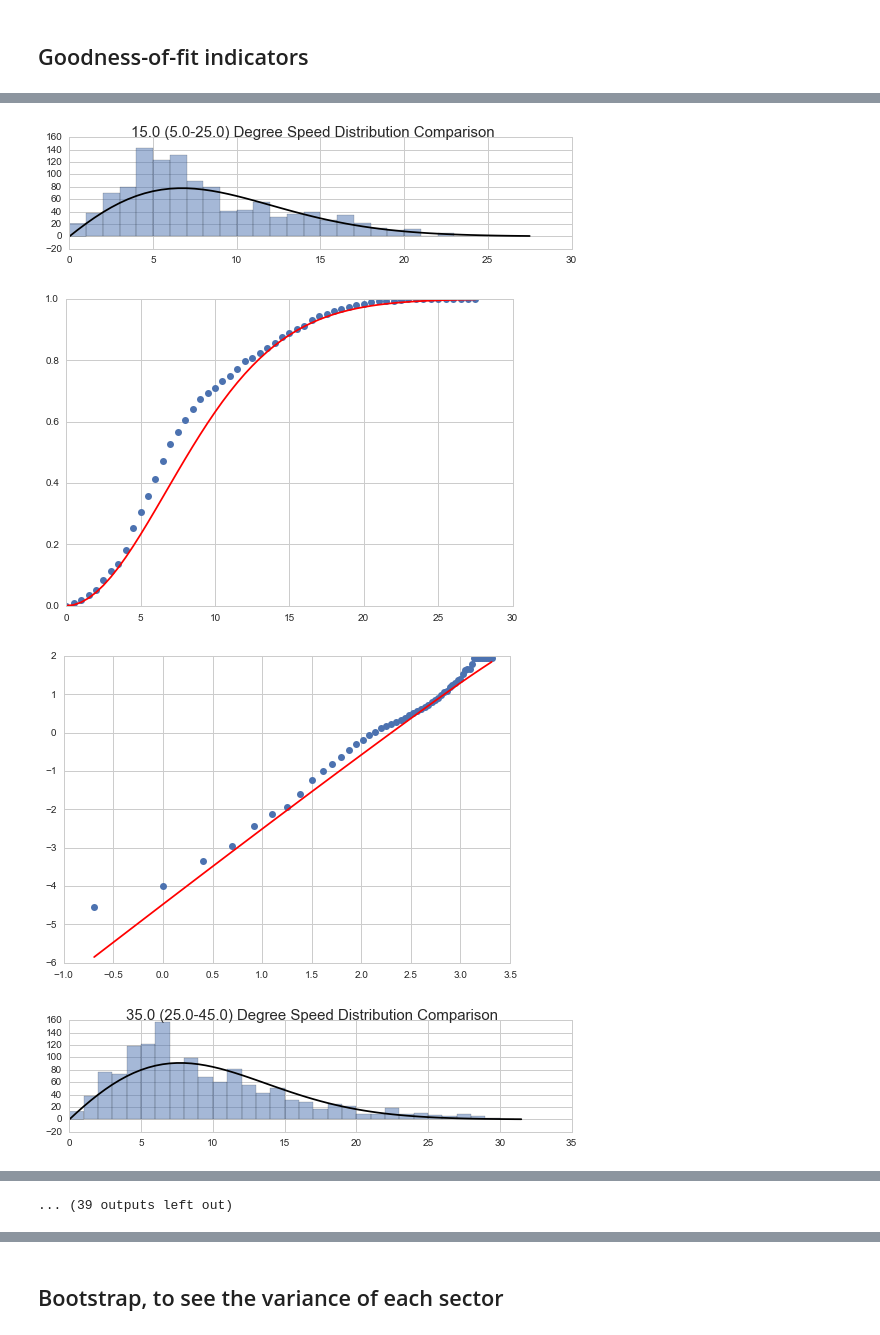
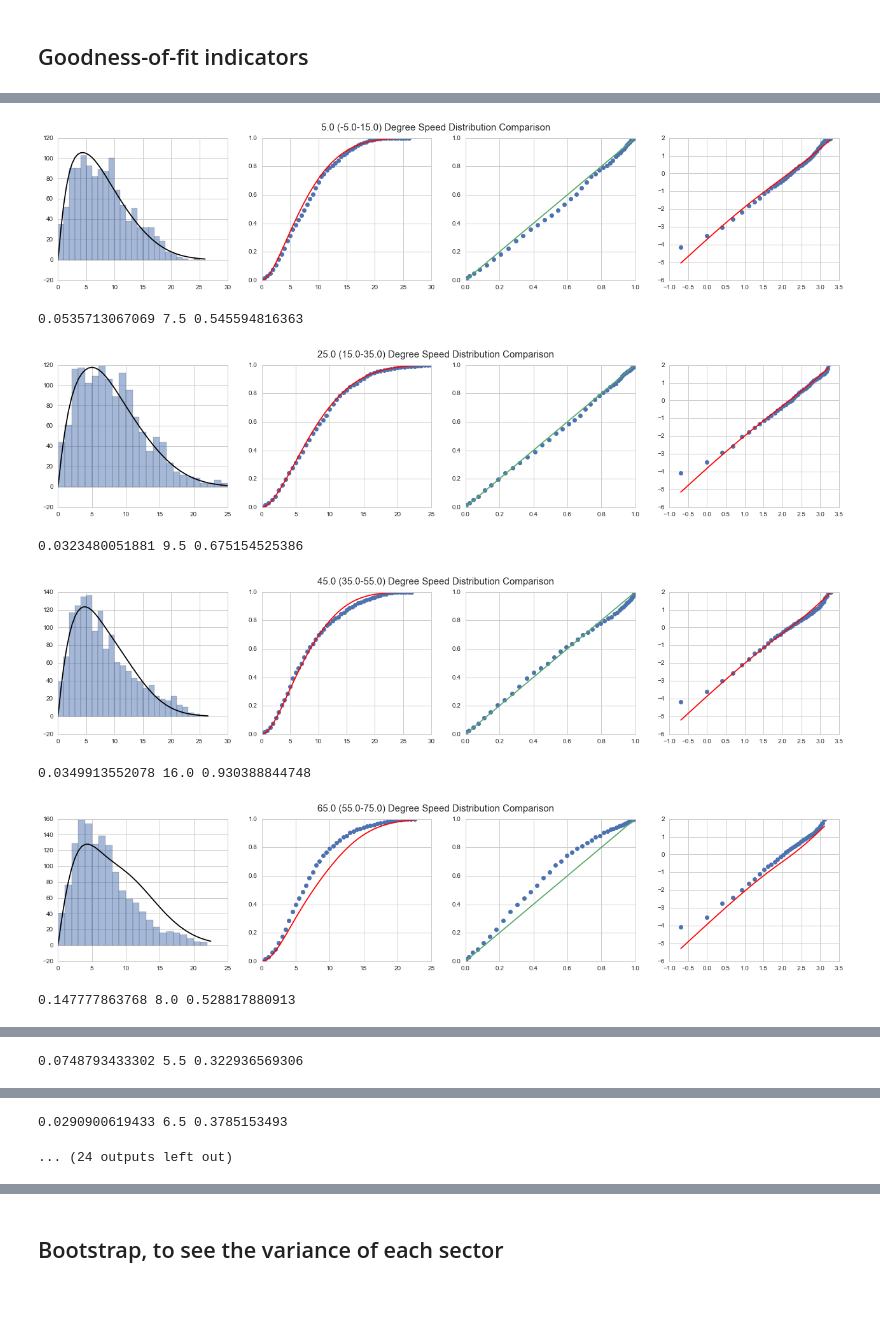
Before and after one commit to cqcn1991/Wind-Speed-Analysis, a Jupyter notebook: time_shift.ipynb, the cells around one changed output, grey strips where cells are left out. Saved outputs shown, nothing was run; the diff lists cells and outputs as text; code cells hidden in the pictures; blank space fills up the shorter version.

Commit message:
Add PP plot and max diff angle comparison

```diff
--- a/time_shift.ipynb
+++ b/time_shift.ipynb
@@ -639,5 +640,4 @@ pretty_print_gmm(gmm_em_result)
 # %%
-count = len(df)
 def GMM_fit_score(gmm, kde_result, method = 'square_error'):
     # 1. Create the GMM PDF
     if not isinstance(gmm[0], np.ndarray):
@@ -652,8 +652,8 @@ def GMM_fit_score(gmm, kde_result, method = 'square_error'):
     elif method == 'chi_square':
         # 2.2 Chi square
         error_array = np.power(gmm_pdf_result - kde_result,2)
-        # unable to * count = 43412
-        result = chi_square_stat = sum(error_array/gmm_pdf_result)
+        # unable to * count = 43412, use normalized chi square
+        result = chi_square_stat = np.log(sum(error_array/gmm_pdf_result))
     elif method == 'K_S':
         # 2.3 K-S statistc
         gmm_cdf = cdf_from_pdf(gmm_pdf_result)
@@ -840,19 +839,26 @@ plt.show()
 # %%
 # Calculate Speed Distribution
-def model_data_comparison(df, original_sector_width = 10, incre = 10):
-    start, end = original_sector_width/2 + incre/2, 360 - incre/2
+def model_data_comparison(df, original_incre = 10, incre = 10):
+    start, end = -original_incre/2 + incre/2, 360
+    max_diff_array = []
     for angle in np.arange(start, end, incre):
         angle_radian, incre_radian = radians(angle), radians(incre)
 
         # Select data from observation
         start_angle, end_angle = angle-incre/2, angle+incre/2
-        sub_df= df[(df['dir'] >= start_angle) & (df['dir'] <= end_angle)]
+        if start_angle <0:
+            sub_df= df[((df['dir'] >= start_angle%360) & (df['dir'] <= 360)) |
+                       ((df['dir'] >= 0) & (df['dir'] <= end_angle))]
+        else:
+            sub_df= df[(df['dir'] >= start_angle) & (df['dir'] <= end_angle)]
         max_speed = sub_df.speed.max()
 
         # 1. Count comparison
         # 1.1. Data Count
         bins = np.arange(0, max_speed, 1)
-        sub_df['speed'].hist(bins=bins, alpha=0.5,figsize=(9, 2))
+        fig = plt.figure(figsize=(22,4))
+        ax1 = fig.add_subplot(1,4,1)
+        sub_df['speed'].hist(bins=bins, alpha=0.5)
 
         # 1.2. Model Count
         x_vals = np.arange(0, max_speed, 0.5)
@@ -864,7 +870,6 @@ def model_data_comparison(df, original_sector_width = 10, incre = 10):
 
         title = str(angle) + ' (' + str(start_angle) + '-' +str(end_angle) + ')'
         plt.suptitle(title+' Degree Speed Distribution Comparison', fontsize = 15)
-        plt.show()
 
         # 2. CDF, Weibull plot comparison
         # 2.1. Data's empirical distribution
@@ -879,28 +884,38 @@ def model_data_comparison(df, original_sector_width = 10, incre = 10):
         direction_prob = integrate.nquad(f, [[0, inf],[angle_radian-incre_radian/2, angle_radian+incre_radian/2]])
         y_gmm = np.array(zip(*y_)[0])/direction_prob[0]
 
-#         # 2.3.1. P-P Plot
-#         p_line = np.linspace(0, 1)
-#         plt.plot(y_cdf, y_gmm,'o')
-#         plt.plot(p_line, p_line,'-')
-#         plt.show()
-
-        # 2.3.2. Plot in ordinary axis
+        # 2.3.1. Plot in ordinary axis
+        ax3 = fig.add_subplot(1,4,2)
         plt.plot(x, y_cdf,'o')
         plt.plot(x, y_gmm,'-', color = 'r')
-        plt.show()
+
+        # 2.3.2. P-P Plot
+        ax2 = fig.add_subplot(1,4,3)
+        p_line = np.linspace(0, 1)
+        plt.plot(y_gmm,y_cdf, 'o')
+        plt.plot(p_line, p_line,'-')
 
         # 2.3.3. Plot in Weibull axis
+        ax4 = fig.add_subplot(1,4,4)
         plt.plot(np.log(x), np.log(-np.log(1-y_cdf)),'o')
         plt.plot(np.log(x), np.log(-np.log(1-y_gmm)),'-', color = 'r')
         plt.show()
+
+        diff = abs(y_cdf - y_gmm)
+        max_diff_array.append([angle, diff.max(), x[diff.argmax()]])
+        print diff.max(), x[diff.argmax()], y_gmm[diff.argmax()]
+    return max_diff_array
 # %%
 if cn_database:
     model_data_comparison(df, 22.5, 22.5)
 else:
-    model_data_comparison(df, 10, 20)
+    max_diff_array = model_data_comparison(df, 10, 20)
 # %% [output]
-[figure, old version]
+[figure, new version]
+0.0535713067069 7.5 0.545594816363
-[figure, old version]
+[figure, new version]
+0.0323480051881 9.5 0.675154525386
-[figure, old version]
+[figure, new version]
+0.0349913552078 16.0 0.930388844748
-[figure, old version]
+[figure, new version]
+0.147777863768 8.0 0.528817880913
@@ -907,0 +923 @@ else:
+0.0748793433302 5.5 0.322936569306
@@ -915,2 +925,3 @@ else:
-... (39 outputs left out)
+0.0290900619433 6.5 0.3785153493
+... (24 outputs left out)
 # %%
```
Also changed, not shown: parts of 51 cells of this notebook, 2 other files.
